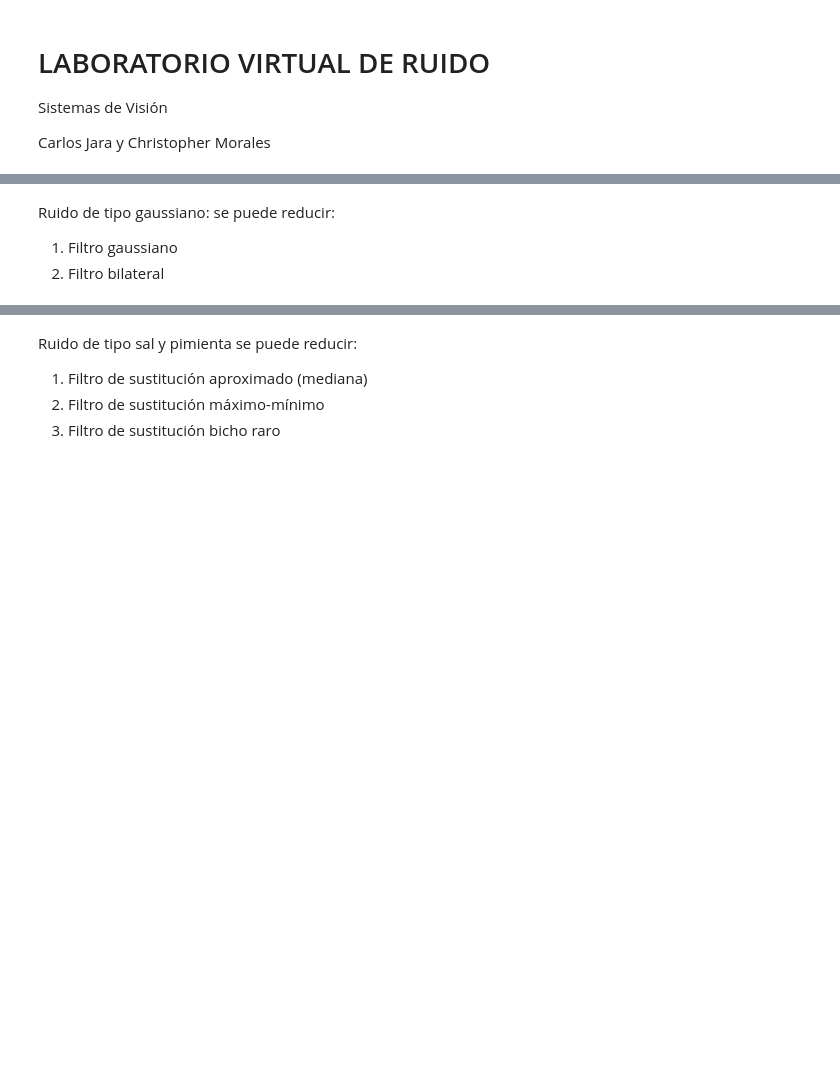
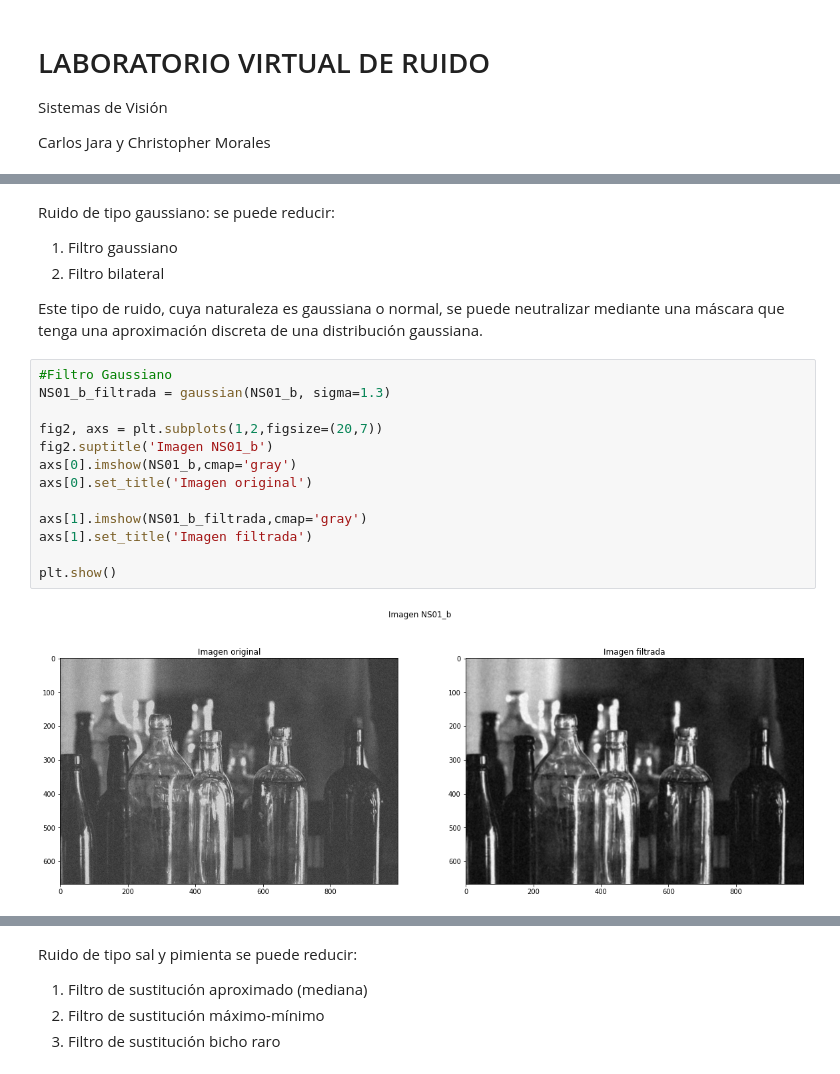
Before and after one commit to ChristopherMoralesA/Laboratorio-de-Ruido, a Jupyter notebook: Laboratorio_de_Ruido.ipynb, the cells around one changed output, grey strips where cells are left out. Drawn from its saved outputs; the diff is of its cells as text; blank space fills up the shorter version.

```diff
--- a/Laboratorio_de_Ruido.ipynb
+++ b/Laboratorio_de_Ruido.ipynb
@@ -31,4 +32,21 @@ se puede reducir:
 
 1. Filtro gaussiano
 2. Filtro bilateral
+
+Este tipo de ruido, cuya naturaleza es gaussiana o normal, se puede neutralizar mediante una máscara que tenga una aproximación discreta de una distribución gaussiana.
+# %%
+#Filtro Gaussiano
+NS01_b_filtrada = gaussian(NS01_b, sigma=1.3)
+
+fig2, axs = plt.subplots(1,2,figsize=(20,7))
+fig2.suptitle('Imagen NS01_b')
+axs[0].imshow(NS01_b,cmap='gray')
+axs[0].set_title('Imagen original')
+
+axs[1].imshow(NS01_b_filtrada,cmap='gray')
+axs[1].set_title('Imagen filtrada')
+
+plt.show()
+# %% [output]
+[figure, added]
 # %%
```
Also changed, not shown: parts of 11 cells of this notebook.
